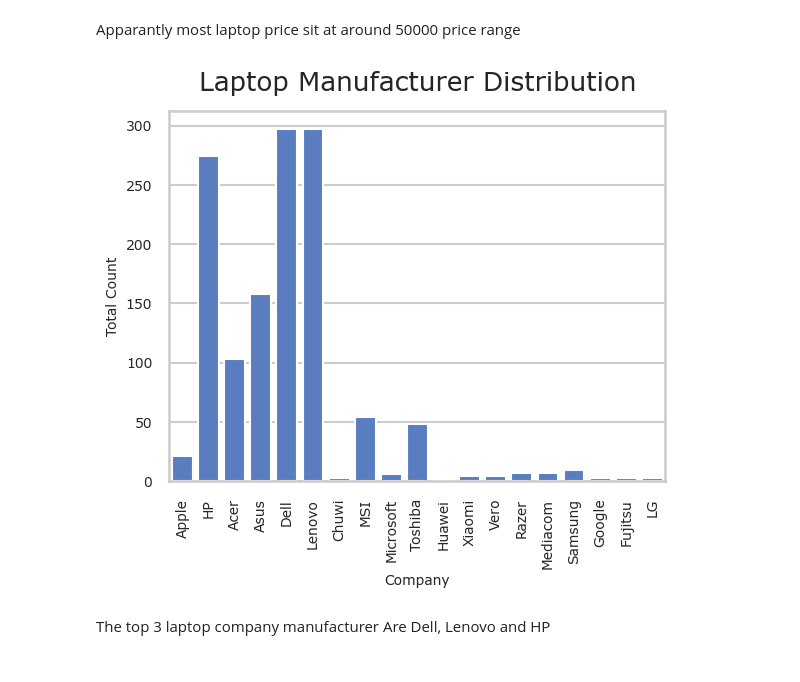
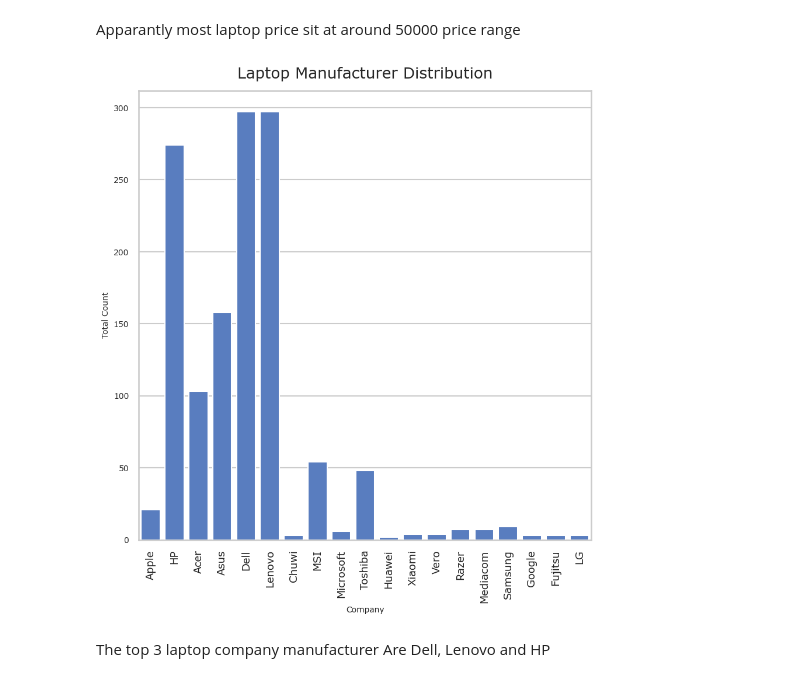
Before and after one commit to IhsanTaslim/laptop-specifications-and-price-prediction-dataset, a Jupyter notebook: Notebooks/laptop_price_prediction.ipynb, the cells around one changed output. Saved outputs shown, nothing was run; the diff lists cells and outputs as text; code cells hidden in the pictures.

Commit message:
Finished
All visualization fixed, error in notebook fixed, added presentation deck towards non technical user, updated readme to include changes that have been made.

```diff
--- a/Notebooks/laptop_price_prediction.ipynb
+++ b/Notebooks/laptop_price_prediction.ipynb
@@ -413,16 +414,17 @@ Apparantly most laptop price sit at around 50000 price range
 # %%
 # Making histogram of Company column to check distribution
 
+plt.figure(figsize=(10, 10))
 sns.countplot(data = sub_laptop, x='Company')
 plt.title("Laptop Manufacturer Distribution", fontsize=19, pad=15)
 plt.xlabel("Company", fontsize=10)
 plt.ylabel("Total Count", fontsize=10)
-plt.xticks(rotation=90, fontsize=10)
+plt.xticks(rotation=90, fontsize=13)
 plt.yticks(fontsize=10)
 plt.savefig('Laptop Manufacturer Distribution.png', dpi=300)
 plt.show()
 # %% [output]
-[figure, old version]
+[figure, new version]
 # %% [markdown]
 The top 3 laptop company manufacturer Are Dell, Lenovo and HP
 # %%
```
Also changed, not shown: parts of 5 cells of this notebook, 6 other files.
